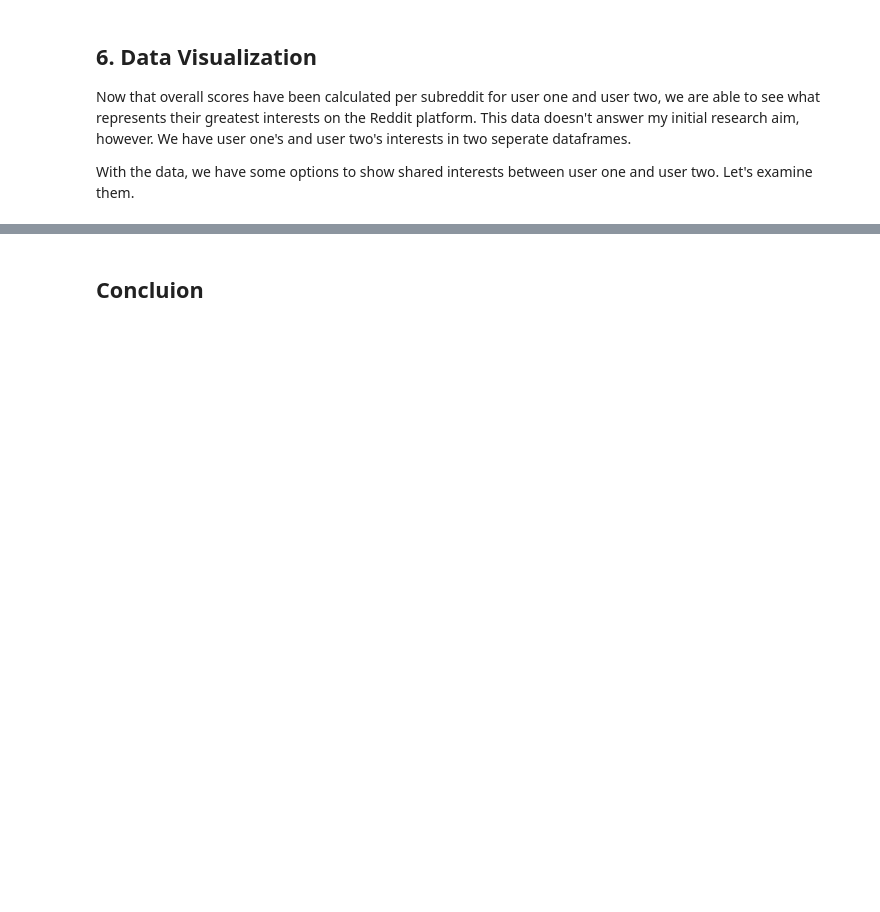
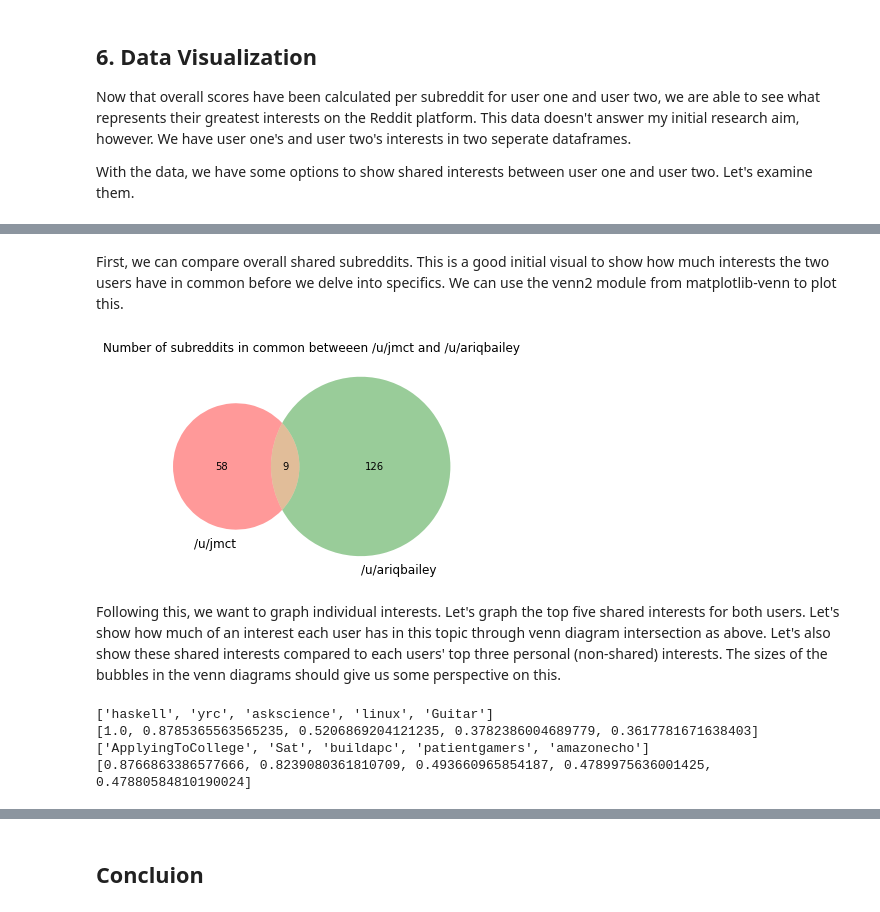
Before and after one commit to ariqbailey/ariqbailey.github.io, a Jupyter notebook: reddit-common-interests/Final_Project.ipynb, the cells around one changed output, grey strips where cells are left out. Saved outputs shown, nothing was run; the diff lists cells and outputs as text; code cells hidden in the pictures; blank space fills up the shorter version.

Commit message:
data visualization

```diff
--- a/reddit-common-interests/Final_Project.ipynb
+++ b/reddit-common-interests/Final_Project.ipynb
@@ -1206,0 +1192,4 @@ one_sorted_inter.head(n=10)
+# %%
+one_sorted = one_sub_weights.sort_values(by='overall', ascending=False)
+one_sorted.reset_index(drop=True, inplace=True)
+one_sorted.head(n=10)
@@ -1323,0 +1328,5 @@ two_sorted.head(n=10)
+# %%
+one_sorted['uis'] = scale(one_sorted['overall'])
+two_sorted['uis'] = scale(two_sorted['overall'])
+print(one_sorted.head())
+print(two_sorted.head())
@@ -1330,0 +1361,15 @@ With the data, we have some options to show shared interests between user one an
+# %%
+shared_df = pd.DataFrame(columns=['subreddit', 'weight_one', 'weight_two', 'position_one', 'position_two', 'sum_position'])
+
+count = 0
+for i,r in one_sorted.iterrows():
+    two = two_sorted[two_sorted.subreddit == r['subreddit']]
+
+    if not two.empty:
+        two_pos = np.array(two_sorted.index[two_sorted.subreddit == r['subreddit']].tolist())[0]
+        shared_df.at[count] = [r['subreddit'], r['uis'], float(two['uis']), i, two_pos, i + two_pos]
+        count += 1
+
+sorted_shared = shared_df.sort_values(by='sum_position')
+sorted_shared.reset_index(drop=True, inplace=True)
+sorted_shared.head(n=10)
@@ -1330,0 +1387,52 @@ With the data, we have some options to show shared interests between user one an
+# %% [markdown]
+First, we can compare overall shared subreddits. This is a good initial visual to show how much interests the two users have in common before we delve into specifics. We can use the venn2 module from matplotlib-venn to plot this.
+# %%
+shared = len(sorted_shared)
+one = len(one_sorted) - shared
+two = len(two_sorted) - shared
+venn2(subsets = (one, two, shared), set_labels = ('/u/' + USER_ONE, '/u/' + USER_TWO))
+plt.title('Number of subreddits in common betweeen /u/' + USER_ONE + ' and /u/' + USER_TWO)
+plt.show()
+# %% [output]
+[figure, added]
+# %% [markdown]
+Following this, we want to graph individual interests. Let's graph the top five shared interests for both users. Let's show how much of an interest each user has in this topic through venn diagram intersection as above. Let's also show these shared interests compared to each users' top three personal (non-shared) interests. The sizes of the bubbles in the venn diagrams should give us some perspective on this.
+# %%
+# get user one's top three personal interests (if they have enough)
+count = 0
+one_subs = []
+one_scores = []
+
+while len(one_subs) < 5 and count < len(one_sorted):
+    sub = one_sorted.at[count, 'subreddit']
+
+    # if subreddit not already in shared list
+    if sorted_shared[sorted_shared['subreddit'] == sub].empty:
+        one_subs.append(sub)
+        one_scores.append(one_sorted.at[count, 'uis'])
+
+    count += 1
+
+count = 0
+two_subs = []
+two_scores = []
+while len(two_subs) < 5 and count < len(two_sorted):
+    sub = two_sorted.at[count, 'subreddit']
+
+    # if subreddit not already in shared list
+    if sorted_shared[sorted_shared['subreddit'] == sub].empty:
+        two_subs.append(sub)
+        two_scores.append(two_sorted.at[count, 'uis'])
+
+    count += 1
+
+print(one_subs)
+print(one_scores)
+
+print(two_subs)
+print(two_scores)
+# %% [output]
+['haskell', 'yrc', 'askscience', 'linux', 'Guitar']
+[1.0, 0.8785365563565235, 0.5206869204121235, 0.3782386004689779, 0.3617781671638403]
+['ApplyingToCollege', 'Sat', 'buildapc', 'patientgamers', 'amazonecho']
+[0.8766863386577666, 0.8239080361810709, 0.493660965854187, 0.4789975636001425, 0.47880584810190024]
```
Also changed, not shown: parts of 42 cells of this notebook, 1 other file.
